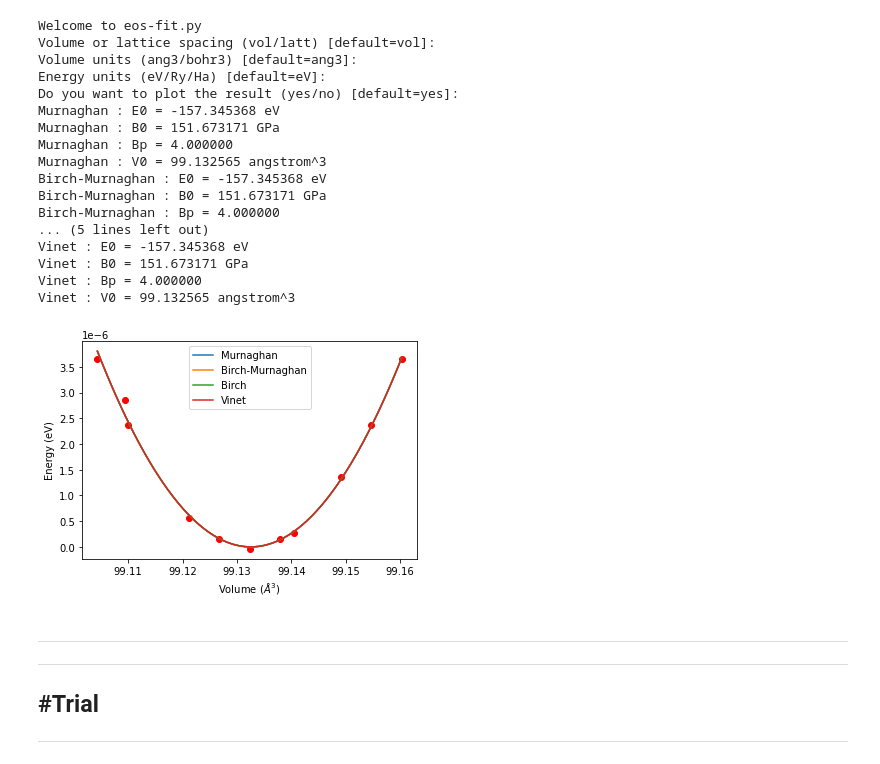
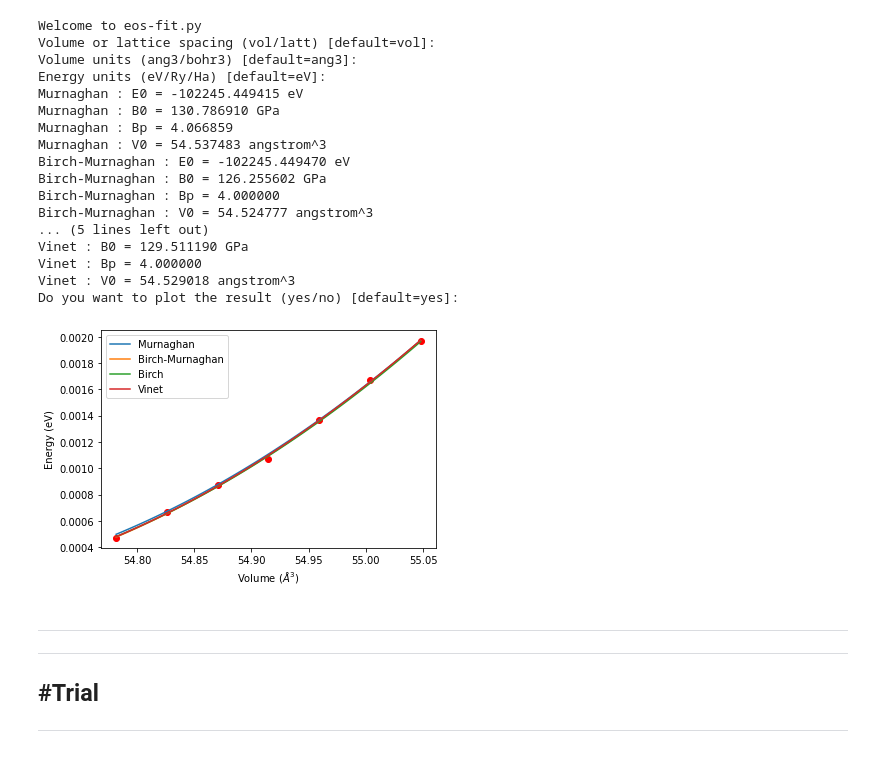
Before and after one commit to Dong-Gi-Kang/Tools, a Jupyter notebook: Birch_Murnaghan_fitting.ipynb, the cells around one changed output. Drawn from its saved outputs; the diff is of its cells as text; code cells hidden in the pictures.

```diff
--- a/Birch_Murnaghan_fitting.ipynb
+++ b/Birch_Murnaghan_fitting.ipynb
@@ -6,6 +6,7 @@
 import sys, math
 import numpy as np
 from scipy.optimize import leastsq
+
 
 # Murnaghan equation of state
 def eos_murnaghan(params, vol):
@@ -95,10 +96,54 @@ print ("Data read from file:")
 '''
 
 # further questions
-vol = np.array([99.160335, 99.154735, 99.149136, 99.140469, 99.137937, 99.132338,
-                 99.12674, 99.121141, 99.109408, 99.109944, 99.104346])
-ene = np.array([-157.345364, -157.3453653, -157.3453663, -157.3453674, -157.3453675,
-                     -157.3453677, -157.3453675, -157.3453671, -157.3453648, -157.3453653, -157.345364])
+'''
+'aims_bct'
+vol = np.array([100.066071124,   100.133094031,   100.200145694,   100.2672261,
+               100.334335311,   100.401473277,   100.468640024])
+ene = np.array([-204490.633662541,       -204490.633177064,       -204490.632655947,
+                -204490.632089825,       -204490.631483703,       -204490.630838536,
+                -204490.630154179])
+'''
+'''
+'aims_cscl'
+vol = np.array([19.617463914,    19.639293434,    19.661139141,    19.683001043,
+                19.704879145,    19.726773453,    19.748683973])
+ene = np.array([-51121.318267214,        -51121.316969524,        -51121.315649404,
+                -51121.314307486,        -51121.312943533,        -51121.311557493,
+                -51121.310149670])
+'''
+'''
+'aims_hx'
+vol = np.array([52.59687657,     52.90669758,     53.33441292,     53.76440821,     54.19668943,     54.5122169])
+ene = np.array([-102245.2071,    -102245.2054,    -102245.2008,    -102245.1935,    -102245.1834,    -102245.1707])
+'''
+
+'''
+'aims_rocksalt'
+vol = np.array([26.48224522,     26.50890788,     26.56228688,     26.58900323,
+                26.61573749,     26.64248966])
+ene = np.array([-51122.49203,    -51122.49284,    -51122.49439,    -51122.49513,
+                -51122.49584,    -51122.49653])
+'''
+
+'''
+'aims_sodalite'
+vol = np.array([176.1339487,     176.2282304,     176.3225458,     176.4168948,
+                176.5112774,     176.6056937,     176.7001437])
+ene = np.array([-306735.2565,    -306735.2556,    -306735.2548,    -306735.2539,
+                -306735.2529,    -306735.252,     -306735.2509])
+'''
+'''
+'aims_wurtzite'
+vol = np.array([54.78166821,     54.82596937,     54.87029391,     54.91464185,
+                54.95901319,     55.00340793,    55.04782609])
+ene = np.array([-102245.449,     -102245.4488,    -102245.4486,    -102245.4484,
+                -102245.4481,    -102245.4478,    -102245.4475])
+'''
+
+'aims_zincblende'
+vol = np.array([])
+ene = np.array([])
 
 is_volume = True
 ans = myinput("Volume or lattice spacing (vol/latt)", "vol", ["vol", "latt"])
@@ -161,46 +206,46 @@ print_params("Vinet", vinet)
 
 try:
     import pylab
 except ImportError:
     sys.stderr.write("pylab module non available, skipping plot")
     sys.exit(0)
 
 # plotting
 ans = myinput("Do you want to plot the result (yes/no)", "yes", ["yes", "no"])
 if ans == "no": sys.exit(0)
 
 import pylab
 vfit = np.linspace(min(vol),max(vol),100)
 
 pylab.plot(vol, ene-E0, 'ro')
 pylab.plot(vfit, eos_murnaghan(murn,vfit)-E0, label='Murnaghan')
 pylab.plot(vfit, eos_birch_murnaghan(birch_murn,vfit)-E0, label='Birch-Murnaghan')
 pylab.plot(vfit, eos_birch(birch,vfit)-E0, label='Birch')
 pylab.plot(vfit, eos_vinet(vinet,vfit)-E0, label='Vinet')
 pylab.xlabel('Volume ($\AA^3$)')
 pylab.ylabel('Energy (eV)')
 pylab.legend(loc='best')
 pylab.show()
 quit()
 # %% [output]
 Welcome to eos-fit.py
 Volume or lattice spacing (vol/latt) [default=vol]:
 Volume units (ang3/bohr3) [default=ang3]:
 Energy units (eV/Ry/Ha) [default=eV]:
+Murnaghan : E0 = -102245.449415 eV
+Murnaghan : B0 = 130.786910 GPa
+Murnaghan : Bp = 4.066859
+Murnaghan : V0 = 54.537483 angstrom^3
+Birch-Murnaghan : E0 = -102245.449470 eV
+Birch-Murnaghan : B0 = 126.255602 GPa
+Birch-Murnaghan : Bp = 4.000000
+Birch-Murnaghan : V0 = 54.524777 angstrom^3
+... (5 lines left out)
+Vinet : B0 = 129.511190 GPa
+Vinet : Bp = 4.000000
+Vinet : V0 = 54.529018 angstrom^3
 Do you want to plot the result (yes/no) [default=yes]:
-Murnaghan : E0 = -157.345368 eV
-Murnaghan : B0 = 151.673171 GPa
-Murnaghan : Bp = 4.000000
-Murnaghan : V0 = 99.132565 angstrom^3
-Birch-Murnaghan : E0 = -157.345368 eV
-Birch-Murnaghan : B0 = 151.673171 GPa
-Birch-Murnaghan : Bp = 4.000000
-... (5 lines left out)
-Vinet : E0 = -157.345368 eV
-Vinet : B0 = 151.673171 GPa
-Vinet : Bp = 4.000000
-Vinet : V0 = 99.132565 angstrom^3
-[figure, old version]
+[figure, new version]
 # %% [markdown]
 ----
 ----
```
Also changed, not shown: parts of 1 cell of this notebook.
